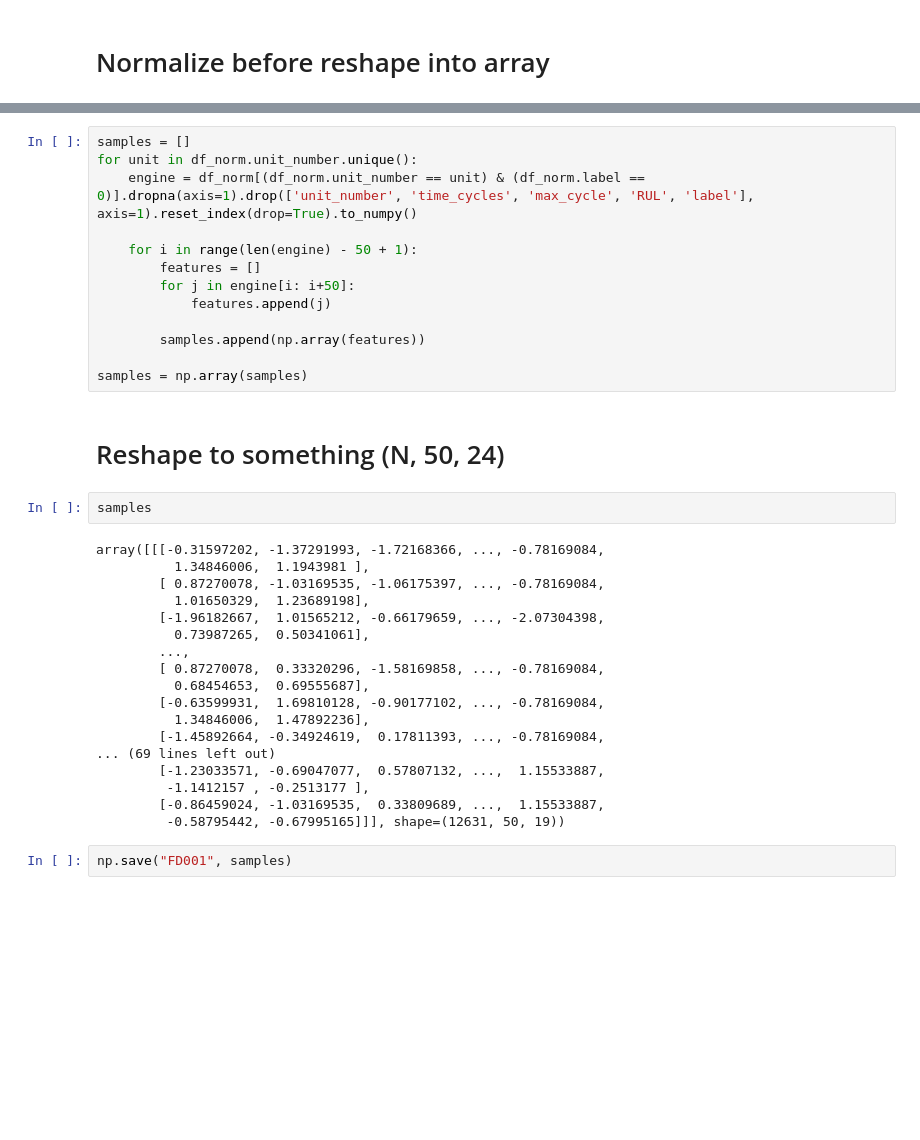
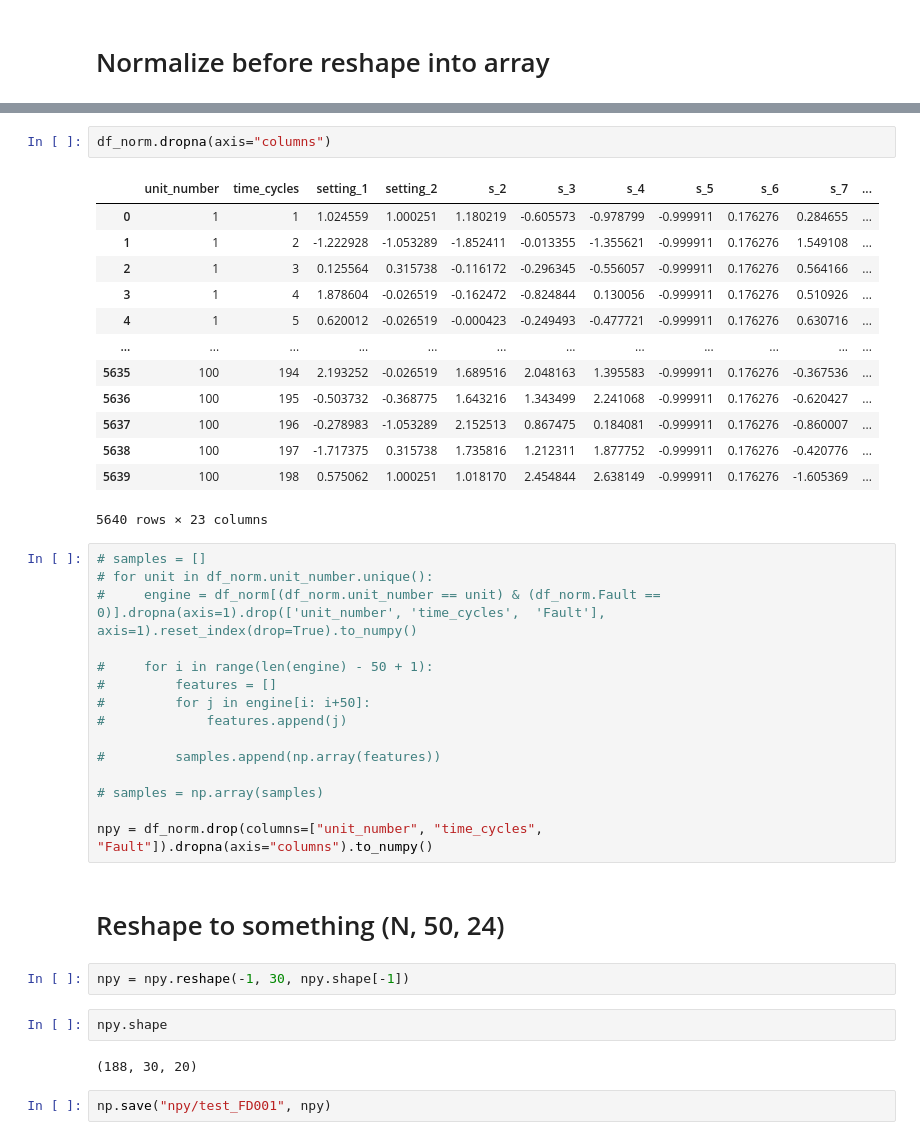
Before and after one commit to maddiew95/GANs-study, a Jupyter notebook: NASA Jet Engine/data_transform.ipynb, the cells around one changed output, grey strips where cells are left out. Drawn from its saved outputs; the diff is of its cells as text; blank space fills up the shorter version.

```diff
--- a/NASA Jet Engine/data_transform.ipynb
+++ b/NASA Jet Engine/data_transform.ipynb
@@ -64,38 +63,42 @@ label              0
 dtype: int64
+# %%
+df_norm.dropna(axis="columns")
+# %% [output]
+|  | unit_number | time_cycles | setting_1 | setting_2 | s_2 | s_3 | s_4 | s_5 | s_6 | s_7 | ... |
+| 0 | 1 | 1 | 1.024559 | 1.000251 | 1.180219 | -0.605573 | -0.978799 | -0.999911 | 0.176276 | 0.284655 | ... |
+| 1 | 1 | 2 | -1.222928 | -1.053289 | -1.852411 | -0.013355 | -1.355621 | -0.999911 | 0.176276 | 1.549108 | ... |
+| 2 | 1 | 3 | 0.125564 | 0.315738 | -0.116172 | -0.296345 | -0.556057 | -0.999911 | 0.176276 | 0.564166 | ... |
+| 3 | 1 | 4 | 1.878604 | -0.026519 | -0.162472 | -0.824844 | 0.130056 | -0.999911 | 0.176276 | 0.510926 | ... |
+| 4 | 1 | 5 | 0.620012 | -0.026519 | -0.000423 | -0.249493 | -0.477721 | -0.999911 | 0.176276 | 0.630716 | ... |
+| ... | ... | ... | ... | ... | ... | ... | ... | ... | ... | ... | ... |
+| 5635 | 100 | 194 | 2.193252 | -0.026519 | 1.689516 | 2.048163 | 1.395583 | -0.999911 | 0.176276 | -0.367536 | ... |
+| 5636 | 100 | 195 | -0.503732 | -0.368775 | 1.643216 | 1.343499 | 2.241068 | -0.999911 | 0.176276 | -0.620427 | ... |
+| 5637 | 100 | 196 | -0.278983 | -1.053289 | 2.152513 | 0.867475 | 0.184081 | -0.999911 | 0.176276 | -0.860007 | ... |
+| 5638 | 100 | 197 | -1.717375 | 0.315738 | 1.735816 | 1.212311 | 1.877752 | -0.999911 | 0.176276 | -0.420776 | ... |
+| 5639 | 100 | 198 | 0.575062 | 1.000251 | 1.018170 | 2.454844 | 2.638149 | -0.999911 | 0.176276 | -1.605369 | ... |
+5640 rows × 23 columns
 # %%
-samples = []
-for unit in df_norm.unit_number.unique():
-    engine = df_norm[(df_norm.unit_number == unit) & (df_norm.label == 0)].dropna(axis=1).drop(['unit_number', 'time_cycles', 'max_cycle', 'RUL', 'label'], axis=1).reset_index(drop=True).to_numpy()
+# samples = []
+# for unit in df_norm.unit_number.unique():
+#     engine = df_norm[(df_norm.unit_number == unit) & (df_norm.Fault == 0)].dropna(axis=1).drop(['unit_number', 'time_cycles',  'Fault'], axis=1).reset_index(drop=True).to_numpy()
 
-    for i in range(len(engine) - 50 + 1):
-        features = []
-        for j in engine[i: i+50]:
-            features.append(j)
+#     for i in range(len(engine) - 50 + 1):
+#         features = []
+#         for j in engine[i: i+50]:
+#             features.append(j)
 
-        samples.append(np.array(features))
+#         samples.append(np.array(features))
 
-samples = np.array(samples)
+# samples = np.array(samples)
+
+npy = df_norm.drop(columns=["unit_number", "time_cycles", "Fault"]).dropna(axis="columns").to_numpy()
 # %% [markdown]
 # Reshape to something (N, 50, 24)
 # %%
-samples
+npy = npy.reshape(-1, 30, npy.shape[-1])
-# %% [output]
-array([[[-0.31597202, -1.37291993, -1.72168366, ..., -0.78169084,
-          1.34846006,  1.1943981 ],
-        [ 0.87270078, -1.03169535, -1.06175397, ..., -0.78169084,
-          1.01650329,  1.23689198],
-        [-1.96182667,  1.01565212, -0.66179659, ..., -2.07304398,
-          0.73987265,  0.50341061],
-        ...,
-        [ 0.87270078,  0.33320296, -1.58169858, ..., -0.78169084,
-          0.68454653,  0.69555687],
-        [-0.63599931,  1.69810128, -0.90177102, ..., -0.78169084,
-          1.34846006,  1.47892236],
-        [-1.45892664, -0.34924619,  0.17811393, ..., -0.78169084,
-... (69 lines left out)
-        [-1.23033571, -0.69047077,  0.57807132, ...,  1.15533887,
-         -1.1412157 , -0.2513177 ],
-        [-0.86459024, -1.03169535,  0.33809689, ...,  1.15533887,
-         -0.58795442, -0.67995165]]], shape=(12631, 50, 19))
+# %%
+npy.shape
+# %% [output]
+(188, 30, 20)
 # %%
-np.save("FD001", samples)
+np.save("npy/test_FD001", npy)
```
Also changed, not shown: parts of 6 cells of this notebook, 7 other files.
